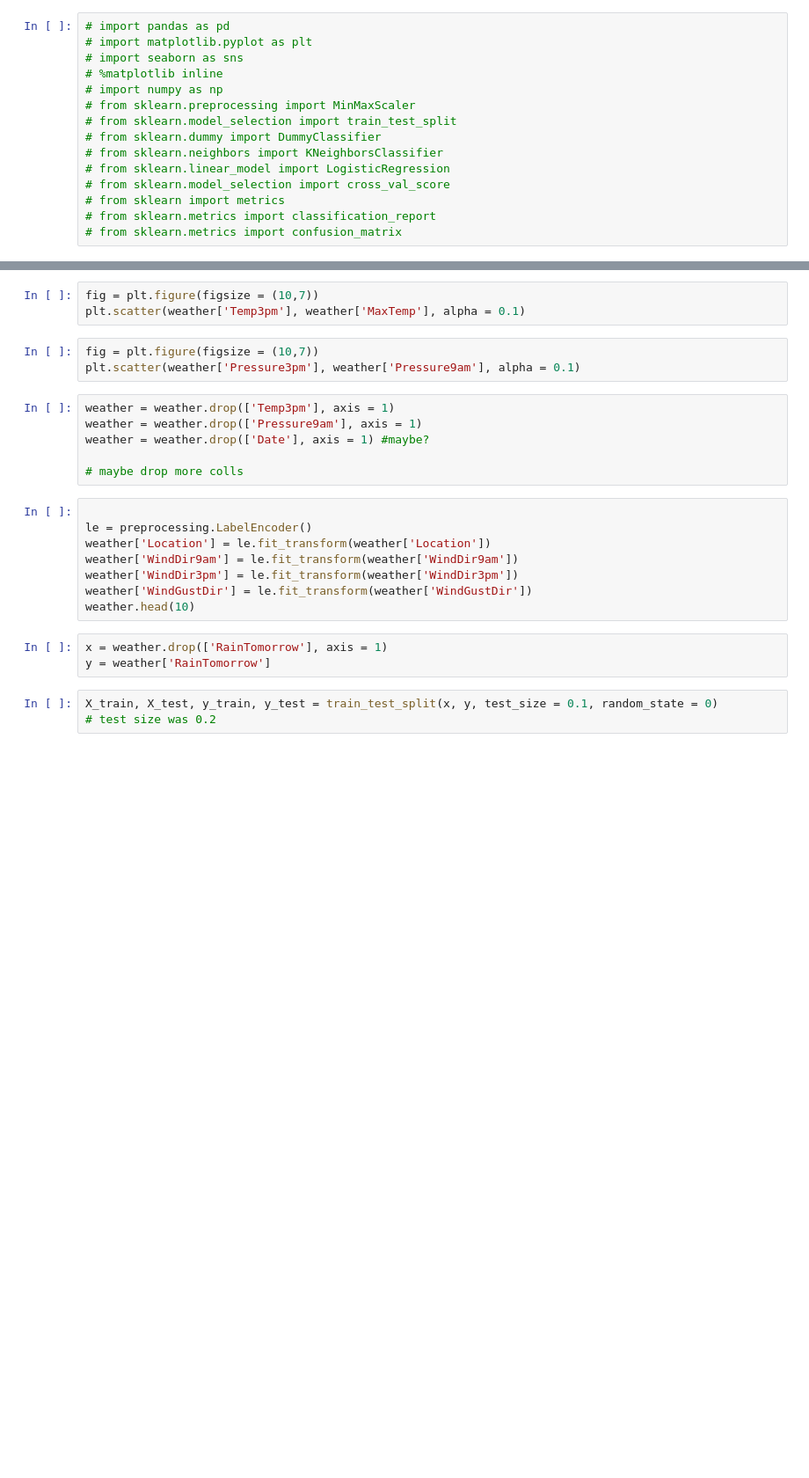
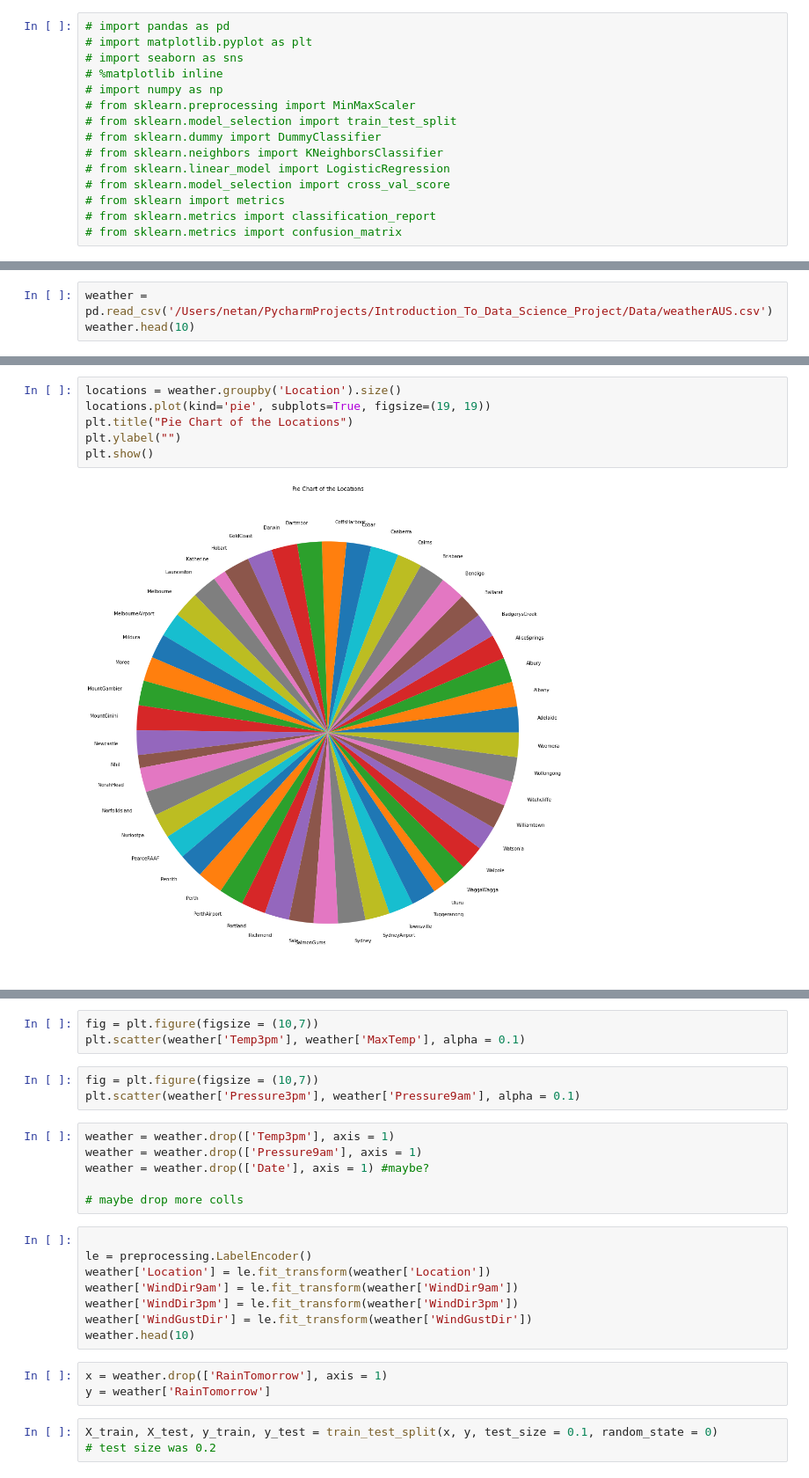
Before and after one commit to netanellevine/Data_Science_Project, a Jupyter notebook: ClassificationProject_RainPrediction.ipynb, the cells around one changed output, grey strips where cells are left out. Shown at 88% size. Saved outputs shown, nothing was run; the diff lists cells and outputs as text; blank space fills up the shorter version.

```diff
--- a/ClassificationProject_RainPrediction.ipynb
+++ b/ClassificationProject_RainPrediction.ipynb
@@ -40,0 +45,3 @@ print(f'The number of rows are {weather.shape[0] } and the number of columns are
+# %%
+weather = pd.read_csv('/Users/netan/PycharmProjects/Introduction_To_Data_Science_Project/Data/weatherAUS.csv')
+weather.head(10)
@@ -76,0 +231,8 @@ weather['Temp3pm']=weather['Temp3pm'].fillna(weather['Temp3pm'].mean())
+# %%
+locations = weather.groupby('Location').size()
+locations.plot(kind='pie', subplots=True, figsize=(19, 19))
+plt.title("Pie Chart of the Locations")
+plt.ylabel("")
+plt.show()
+# %% [output]
+[figure, added]
```
Also changed, not shown: parts of 27 cells of this notebook.
